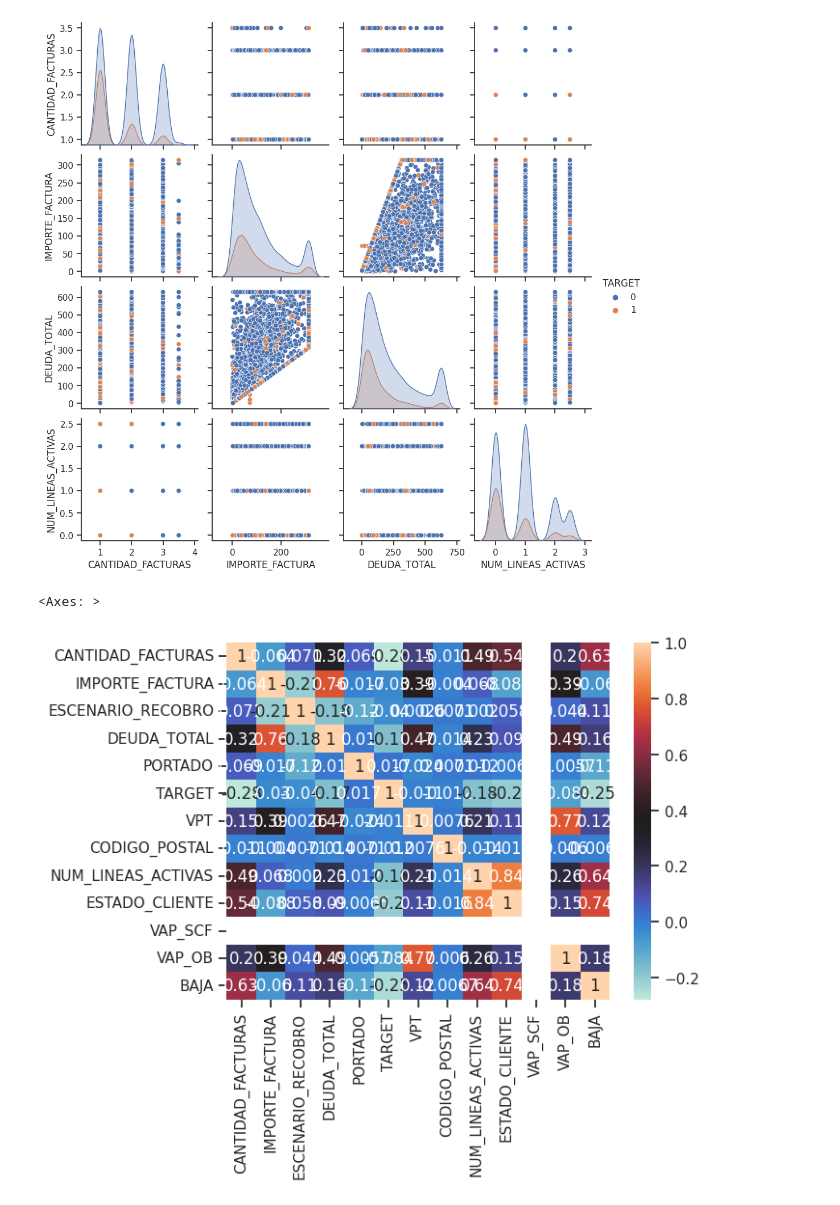
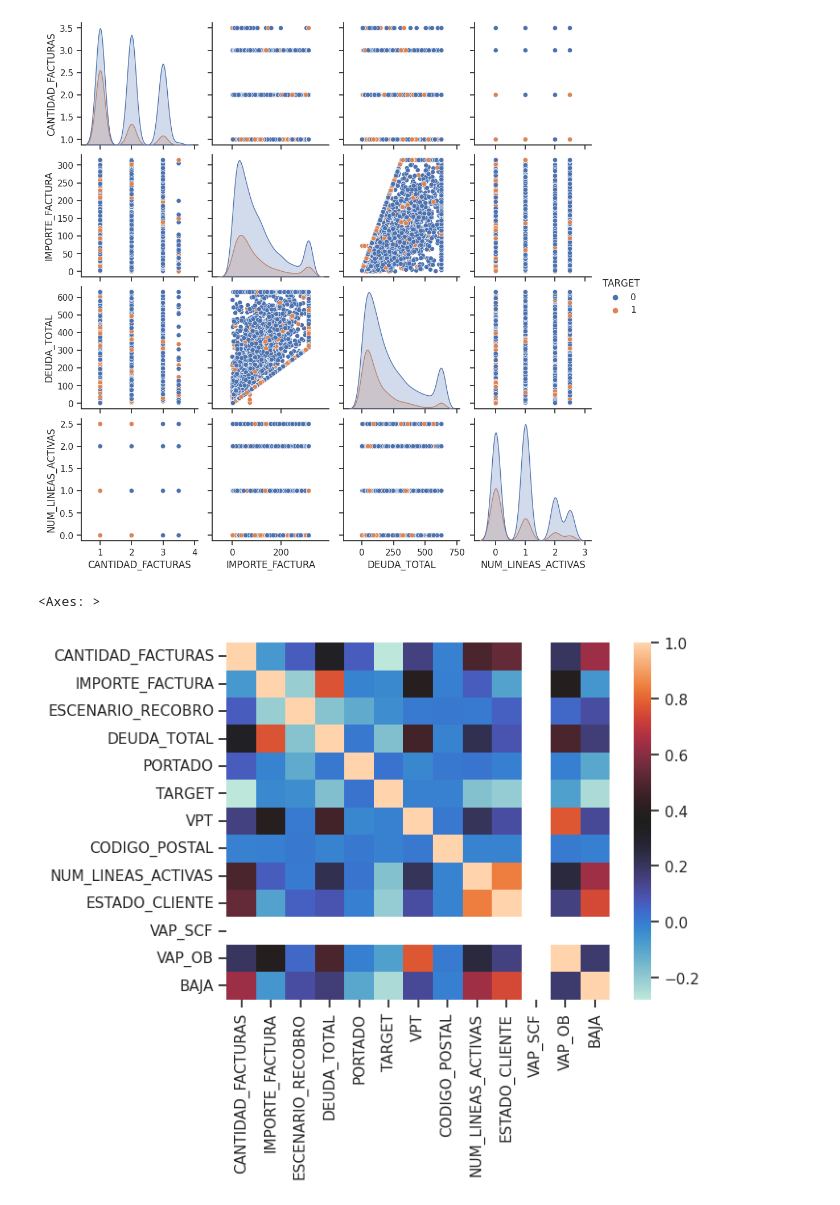
Before and after one commit to socampo737/tdsp_Victor_Santiago_M6, a Jupyter notebook: scripts/training/BaseModel.ipynb, the cells around one changed output. Cells and saved outputs as stored; diff of their text form; code cells hidden in the pictures.

```diff
--- a/scripts/training/BaseLine.ipynb
+++ b/scripts/training/BaseModel.ipynb
@@ -609,10 +610,10 @@ sns.pairplot(df3[lista_numericas], hue='TARGET')
 <seaborn.axisgrid.PairGrid at 0x...>
 [figure]
 # %%
-sns.heatmap(df2.corr(), annot=True, cmap="icefire")
+sns.heatmap(df2.corr(), annot=False, cmap="icefire")
 # %% [output]
 <Axes: >
-[figure, old version]
+[figure, new version]
 # %%
 # SEPARACION DE X Y
 df3_X = df3.drop("TARGET", axis=1)
```
Also changed, not shown: parts of 28 cells of this notebook, 3 other files.
